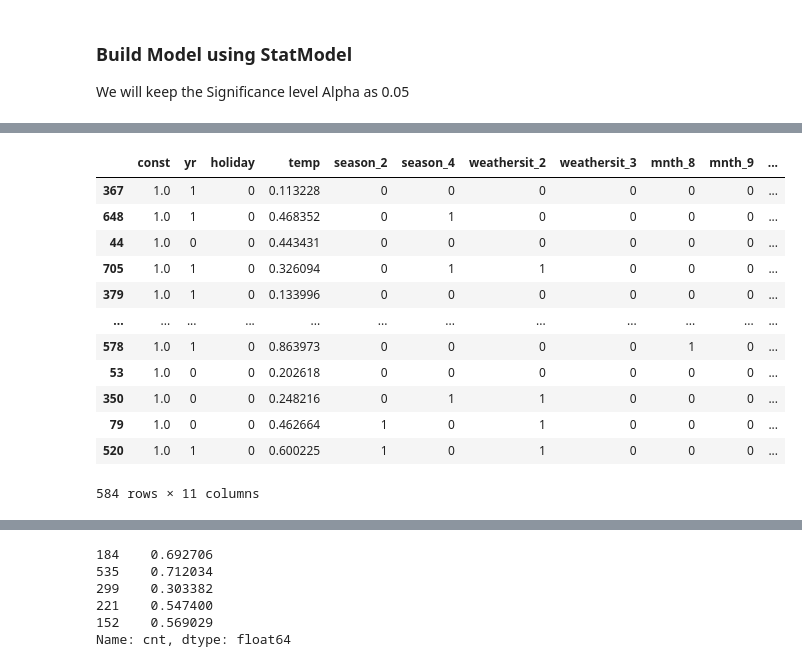
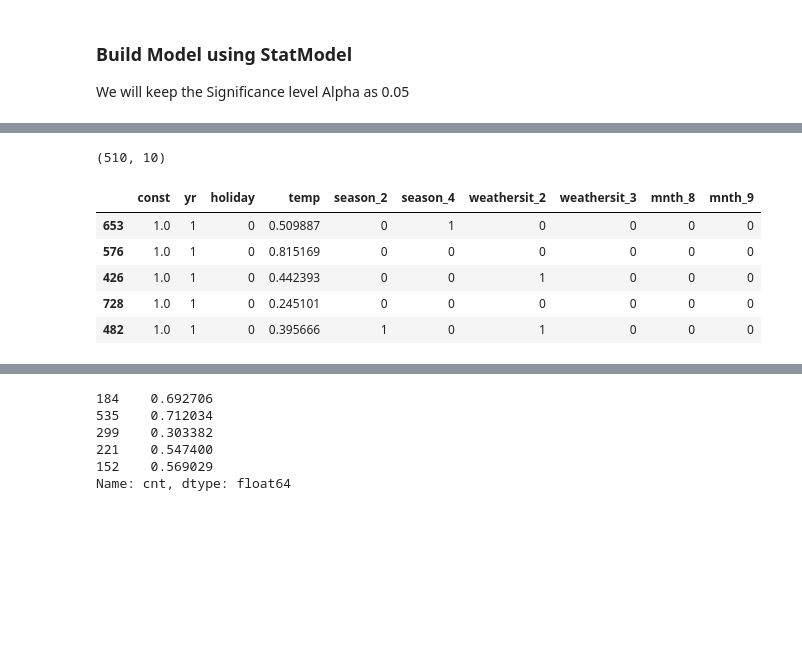
Before and after one commit to shajivmasters/Bike_sharing_draft, a Jupyter notebook: BikeSharing_Assignment_Draft_v1.ipynb, the cells around one changed output, grey strips where cells are left out. Drawn from its saved outputs; the diff is of its cells as text; code cells hidden in the pictures; blank space fills up the shorter version.

```diff
--- a/BikeSharing_Assignment_Draft_v1.ipynb
+++ b/BikeSharing_Assignment_Draft_v1.ipynb
@@ -392,7 +392,7 @@ bike_sharing_df.shape
 # %%
 ## np.random.seed(0) makes the random numbers predictable
 np.random.seed(0)
-bike_sharing_df_train, bike_sharing_df_test = train_test_split(bike_sharing_df, train_size = 0.8, test_size = 0.2, random_state = 100)
+bike_sharing_df_train, bike_sharing_df_test = train_test_split(bike_sharing_df, train_size = 0.7, test_size = 0.3, random_state = 100)
 # %%
 bike_sharing_df_train.head()
 # %% [output]
@@ -458,7 +458,7 @@ print(X_train.shape)
 lm = LinearRegression()
 lm.fit(X_train, y_train)
 
-rfe = RFE(lm, n_features_to_select=15) # running RFE
+rfe = RFE(lm, n_features_to_select=13) # running RFE to limit only 13 features
 rfe = rfe.fit(X_train.values, y_train)
 # %%
 list(zip(X_train.columns,rfe.support_,rfe.ranking_))
@@ -609,4 +607,0 @@ Notes:
-# %%
-X_train_sm_itr.drop(columns='atemp',inplace=True)
-display(X_train_sm_itr)
-lm = train_model(X_train_sm_itr)
@@ -1023,19 +937,14 @@ X_train_sm_itr = sm.add_constant(lm[1])
 # %%
-X_train_sm_itr
+print(X_train_sm_itr.shape)
+X_train_sm_itr.head()
 # %% [output]
+(510, 10)
-|  | const | yr | holiday | temp | season_2 | season_4 | weathersit_2 | weathersit_3 | mnth_8 | mnth_9 | ... |
-| 367 | 1.0 | 1 | 0 | 0.113228 | 0 | 0 | 0 | 0 | 0 | 0 | ... |
-| 648 | 1.0 | 1 | 0 | 0.468352 | 0 | 1 | 0 | 0 | 0 | 0 | ... |
-| 44 | 1.0 | 0 | 0 | 0.443431 | 0 | 0 | 0 | 0 | 0 | 0 | ... |
-| 705 | 1.0 | 1 | 0 | 0.326094 | 0 | 1 | 1 | 0 | 0 | 0 | ... |
-| 379 | 1.0 | 1 | 0 | 0.133996 | 0 | 0 | 0 | 0 | 0 | 0 | ... |
-| ... | ... | ... | ... | ... | ... | ... | ... | ... | ... | ... | ... |
-| 578 | 1.0 | 1 | 0 | 0.863973 | 0 | 0 | 0 | 0 | 1 | 0 | ... |
-| 53 | 1.0 | 0 | 0 | 0.202618 | 0 | 0 | 0 | 0 | 0 | 0 | ... |
-| 350 | 1.0 | 0 | 0 | 0.248216 | 0 | 1 | 1 | 0 | 0 | 0 | ... |
-| 79 | 1.0 | 0 | 0 | 0.462664 | 1 | 0 | 1 | 0 | 0 | 0 | ... |
-| 520 | 1.0 | 1 | 0 | 0.600225 | 1 | 0 | 1 | 0 | 0 | 0 | ... |
+|  | const | yr | holiday | temp | season_2 | season_4 | weathersit_2 | weathersit_3 | mnth_8 | mnth_9 |
+| 653 | 1.0 | 1 | 0 | 0.509887 | 0 | 1 | 0 | 0 | 0 | 0 |
+| 576 | 1.0 | 1 | 0 | 0.815169 | 0 | 0 | 0 | 0 | 0 | 0 |
+| 426 | 1.0 | 1 | 0 | 0.442393 | 0 | 0 | 1 | 0 | 0 | 0 |
+| 728 | 1.0 | 1 | 0 | 0.245101 | 0 | 0 | 0 | 0 | 0 | 0 |
+| 482 | 1.0 | 1 | 0 | 0.395666 | 1 | 0 | 1 | 0 | 0 | 0 |
-584 rows × 11 columns
 # %%
 y_train_cnt = lm[0].predict(X_train_sm_itr)
 # %%
```
Also changed, not shown: parts of 42 cells of this notebook, 1 other file.
